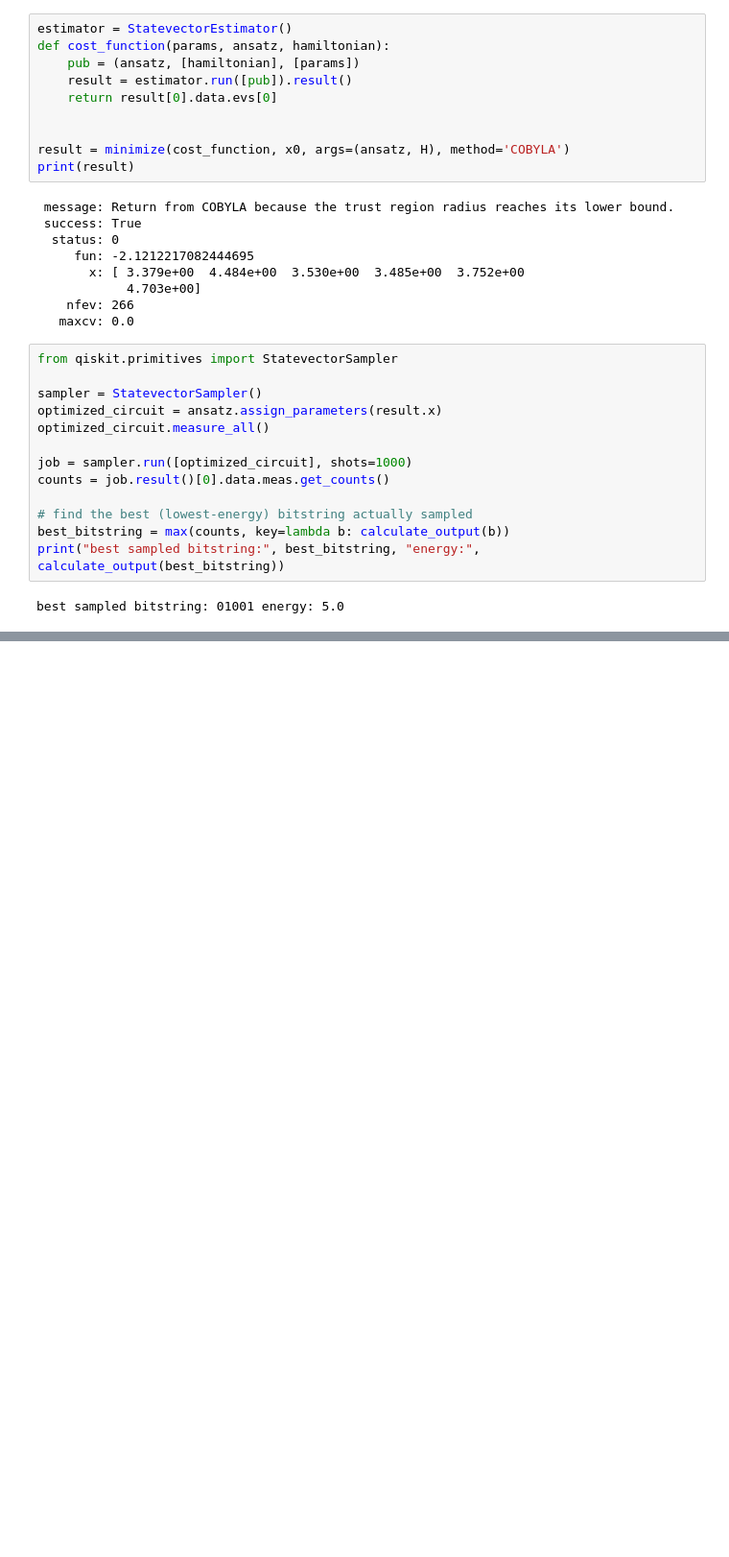
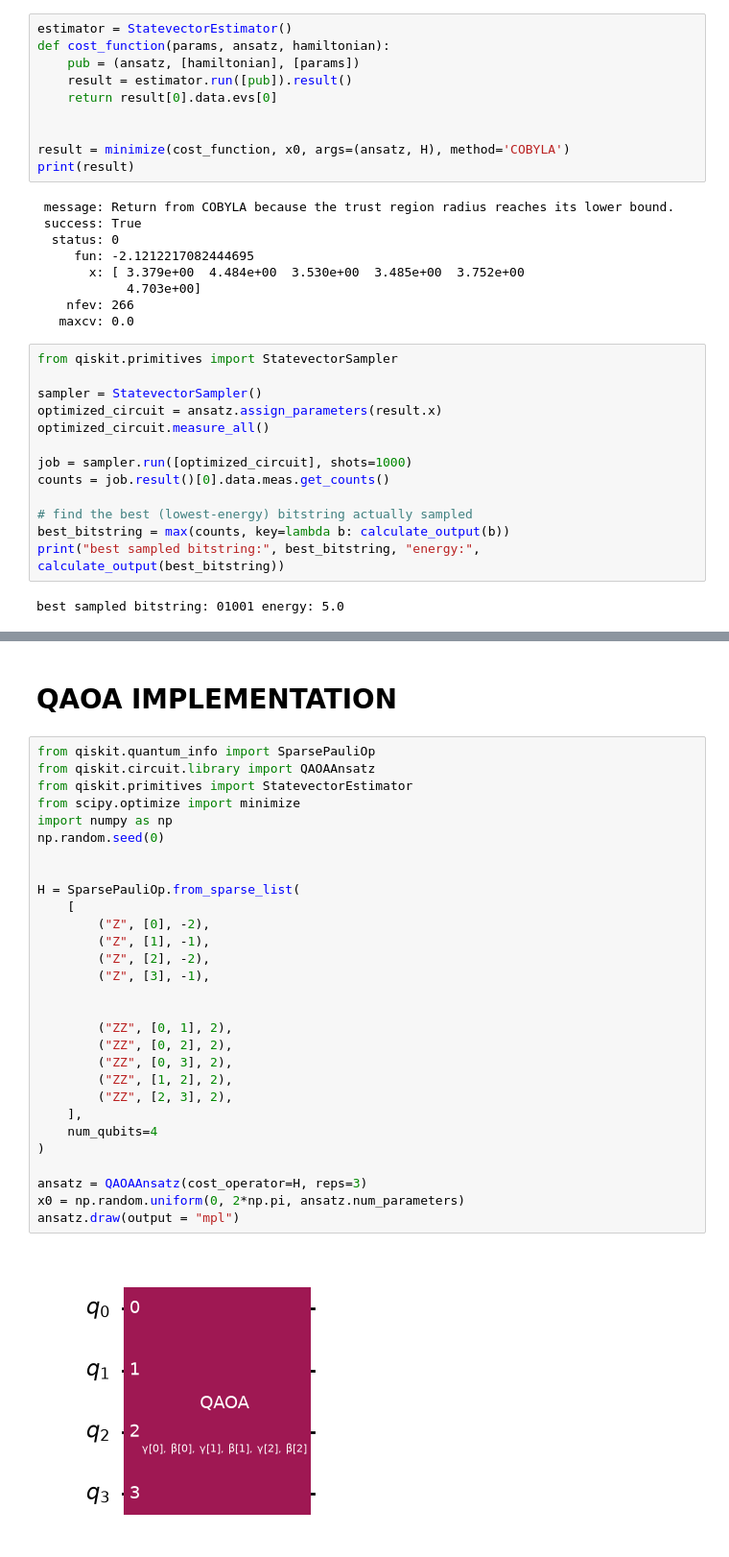
Before and after one commit to tuananhbuisieucapdeptrai/quantum-prep, a Jupyter notebook: QAOA.ipynb, the cells around one changed output, grey strips where cells are left out. Shown at 96% size. Drawn from its saved outputs; the diff is of its cells as text; blank space fills up the shorter version.

Commit message:
adding qaoa exercises

```diff
--- a/QAOA.ipynb
+++ b/QAOA.ipynb
@@ -124,0 +188,33 @@ best sampled bitstring: 01001 energy: 5.0
+# %% [markdown]
+# QAOA IMPLEMENTATION
+# %%
+from qiskit.quantum_info import SparsePauliOp
+from qiskit.circuit.library import QAOAAnsatz
+from qiskit.primitives import StatevectorEstimator
+from scipy.optimize import minimize
+import numpy as np
+np.random.seed(0)
+
+
+H = SparsePauliOp.from_sparse_list(
+    [
+        ("Z", [0], -2),
+        ("Z", [1], -1),
+        ("Z", [2], -2),
+        ("Z", [3], -1),
+
+
+        ("ZZ", [0, 1], 2),
+        ("ZZ", [0, 2], 2),
+        ("ZZ", [0, 3], 2),
+        ("ZZ", [1, 2], 2),
+        ("ZZ", [2, 3], 2),
+    ],
+    num_qubits=4
+)
+
+ansatz = QAOAAnsatz(cost_operator=H, reps=3)
+x0 = np.random.uniform(0, 2*np.pi, ansatz.num_parameters)
+ansatz.draw(output = "mpl")
+# %% [output]
+[figure, added]
```
Also changed, not shown: parts of 6 cells of this notebook.
